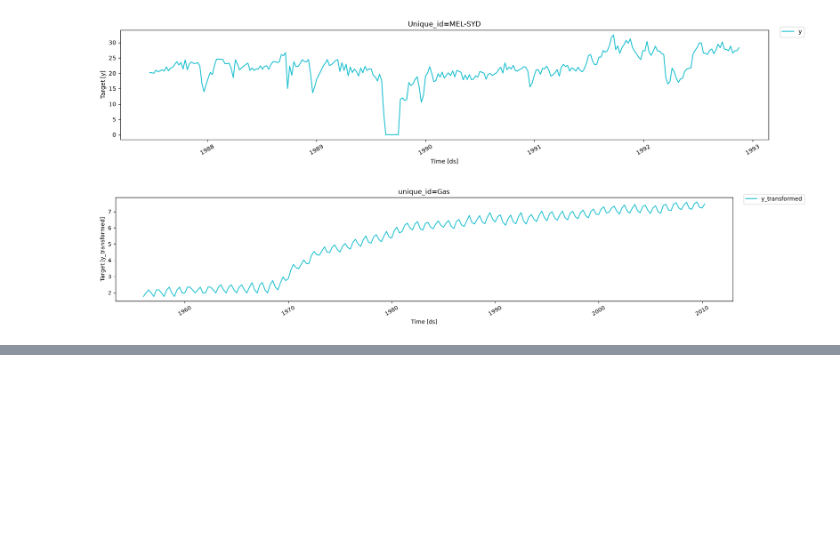
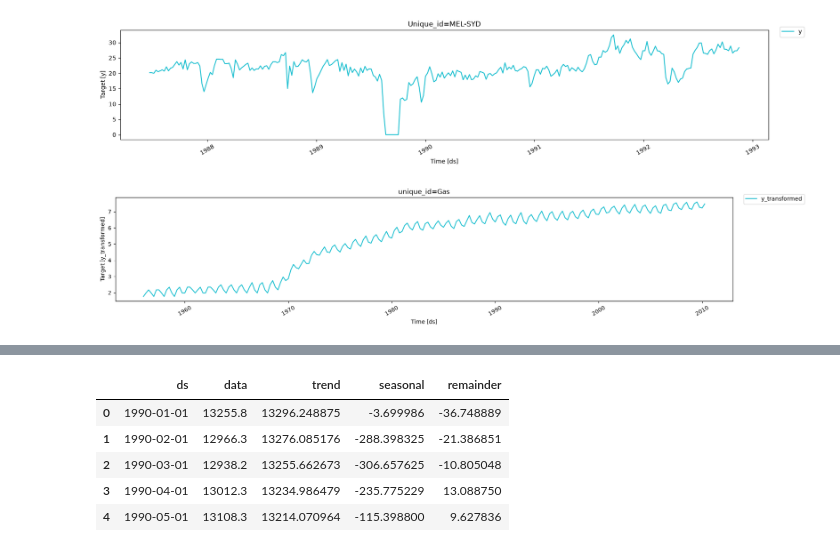
Before and after one commit to DinithBJayalath/ms-time-series, a Jupyter notebook: fpp-book/graphing.ipynb, the cells around one changed output, grey strips where cells are left out. Saved outputs shown, nothing was run; the diff lists cells and outputs as text; code cells hidden in the pictures; blank space fills up the shorter version.

```diff
--- a/fpp-book/graphing.ipynb
+++ b/fpp-book/graphing.ipynb
@@ -114,0 +123,19 @@ plot_series_utils(df, target_col="y_transformed")
+# %%
+stl = STL(us_retail_employment["y"], period=12)
+res = stl.fit()
+dcmp = pd.DataFrame({
+    "ds" : us_retail_employment["ds"],
+    "data" : us_retail_employment["y"],
+    "trend" : res.trend,
+    "seasonal" : res.seasonal,
+    "remainder" : res.resid
+}).reset_index(drop=True)
+# %%
+dcmp.head()
+# %% [output]
+|  | ds | data | trend | seasonal | remainder |
+| 0 | 1990-01-01 | 13255.8 | 13296.248875 | -3.699986 | -36.748889 |
+| 1 | 1990-02-01 | 12966.3 | 13276.085176 | -288.398325 | -21.386851 |
+| 2 | 1990-03-01 | 12938.2 | 13255.662673 | -306.657625 | -10.805048 |
+| 3 | 1990-04-01 | 13012.3 | 13234.986479 | -235.775229 | 13.088750 |
+| 4 | 1990-05-01 | 13108.3 | 13214.070964 | -115.398800 | 9.627836 |
```
Also changed, not shown: parts of 1 cell of this notebook.
